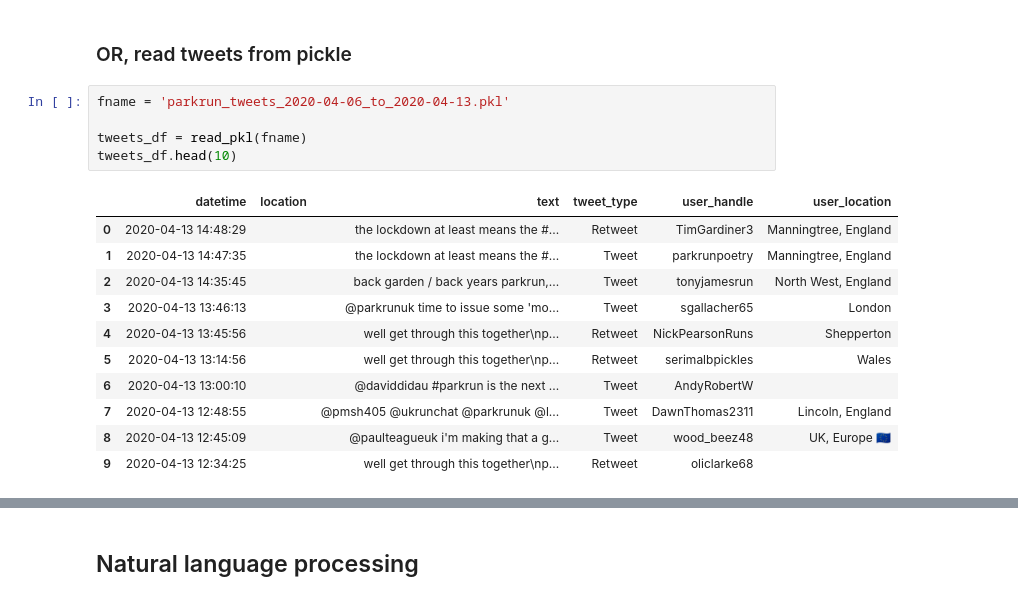
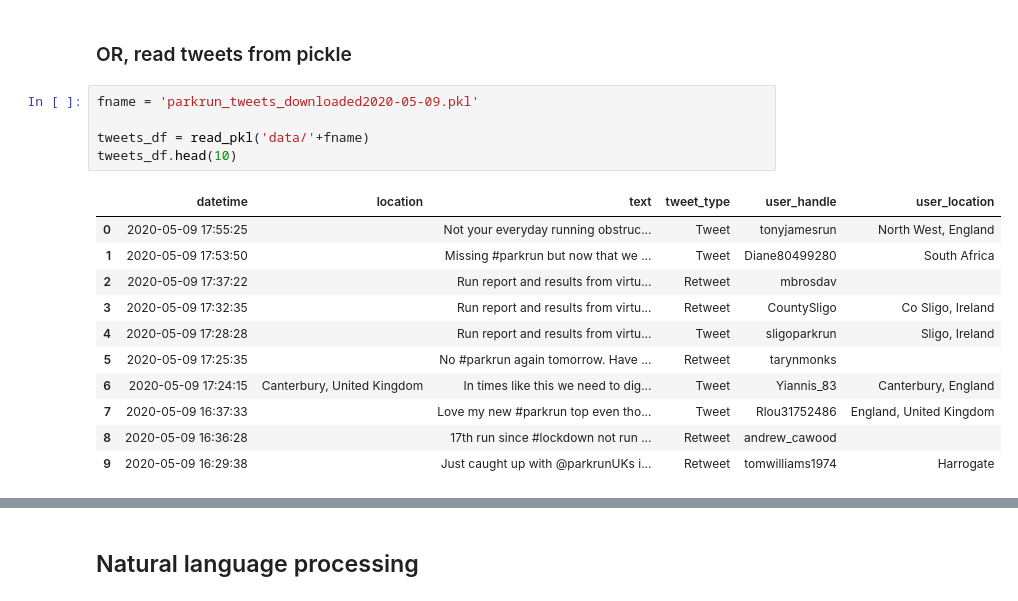
Before and after one commit to jw845/parkrun, a Jupyter notebook: twitter_analysis.ipynb, the cells around one changed output, grey strips where cells are left out. Saved outputs shown, nothing was run; the diff lists cells and outputs as text.

```diff
--- a/twitter_analysis.ipynb
+++ b/twitter_analysis.ipynb
@@ -124,19 +123,19 @@ Saved to parkrun_tweets_2020-04-06_to_2020-04-13.pkl
 # %% [markdown]
 ### OR, read tweets from pickle
 # %%
-fname = 'parkrun_tweets_2020-04-06_to_2020-04-13.pkl'
+fname = 'parkrun_tweets_downloaded2020-05-09.pkl'
 
-tweets_df = read_pkl(fname)
+tweets_df = read_pkl('data/'+fname)
 tweets_df.head(10)
 # %% [output]
 |  | datetime | location | text | tweet_type | user_handle | user_location |
-| 0 | 2020-04-13 14:48:29 |  | the lockdown at least means the #... | Retweet | TimGardiner3 | Manningtree, England |
-| 1 | 2020-04-13 14:47:35 |  | the lockdown at least means the #... | Tweet | parkrunpoetry | Manningtree, England |
-| 2 | 2020-04-13 14:35:45 |  | back garden / back years parkrun,... | Tweet | tonyjamesrun | North West, England |
-| 3 | 2020-04-13 13:46:13 |  | @parkrunuk time to issue some 'mo... | Tweet | sgallacher65 | London |
-| 4 | 2020-04-13 13:45:56 |  | well get through this together\np... | Retweet | NickPearsonRuns | Shepperton |
-| 5 | 2020-04-13 13:14:56 |  | well get through this together\np... | Retweet | serimalbpickles | Wales |
-| 6 | 2020-04-13 13:00:10 |  | @daviddidau #parkrun is the next ... | Tweet | AndyRobertW |  |
-| 7 | 2020-04-13 12:48:55 |  | @pmsh405 @ukrunchat @parkrunuk @l... | Tweet | DawnThomas2311 | Lincoln, England |
-| 8 | 2020-04-13 12:45:09 |  | @paulteagueuk i'm making that a g... | Tweet | wood_beez48 | UK, Europe 🇪🇺 |
-| 9 | 2020-04-13 12:34:25 |  | well get through this together\np... | Retweet | oliclarke68 |  |
+| 0 | 2020-05-09 17:55:25 |  | Not your everyday running obstruc... | Tweet | tonyjamesrun | North West, England |
+| 1 | 2020-05-09 17:53:50 |  | Missing #parkrun but now that we ... | Tweet | Diane80499280 | South Africa |
+| 2 | 2020-05-09 17:37:22 |  | Run report and results from virtu... | Retweet | mbrosdav |  |
+| 3 | 2020-05-09 17:32:35 |  | Run report and results from virtu... | Retweet | CountySligo | Co Sligo, Ireland |
+| 4 | 2020-05-09 17:28:28 |  | Run report and results from virtu... | Tweet | sligoparkrun | Sligo, Ireland |
+| 5 | 2020-05-09 17:25:35 |  | No #parkrun again tomorrow. Have ... | Retweet | tarynmonks |  |
+| 6 | 2020-05-09 17:24:15 | Canterbury, United Kingdom | In times like this we need to dig... | Tweet | Yiannis_83 | Canterbury, England |
+| 7 | 2020-05-09 16:37:33 |  | Love my new #parkrun top even tho... | Tweet | Rlou31752486 | England, United Kingdom |
+| 8 | 2020-05-09 16:36:28 |  | 17th run since #lockdown not run ... | Retweet | andrew_cawood |  |
+| 9 | 2020-05-09 16:29:38 |  | Just caught up with @parkrunUKs i... | Retweet | tomwilliams1974 | Harrogate |
```
Also changed, not shown: parts of 46 cells of this notebook.
